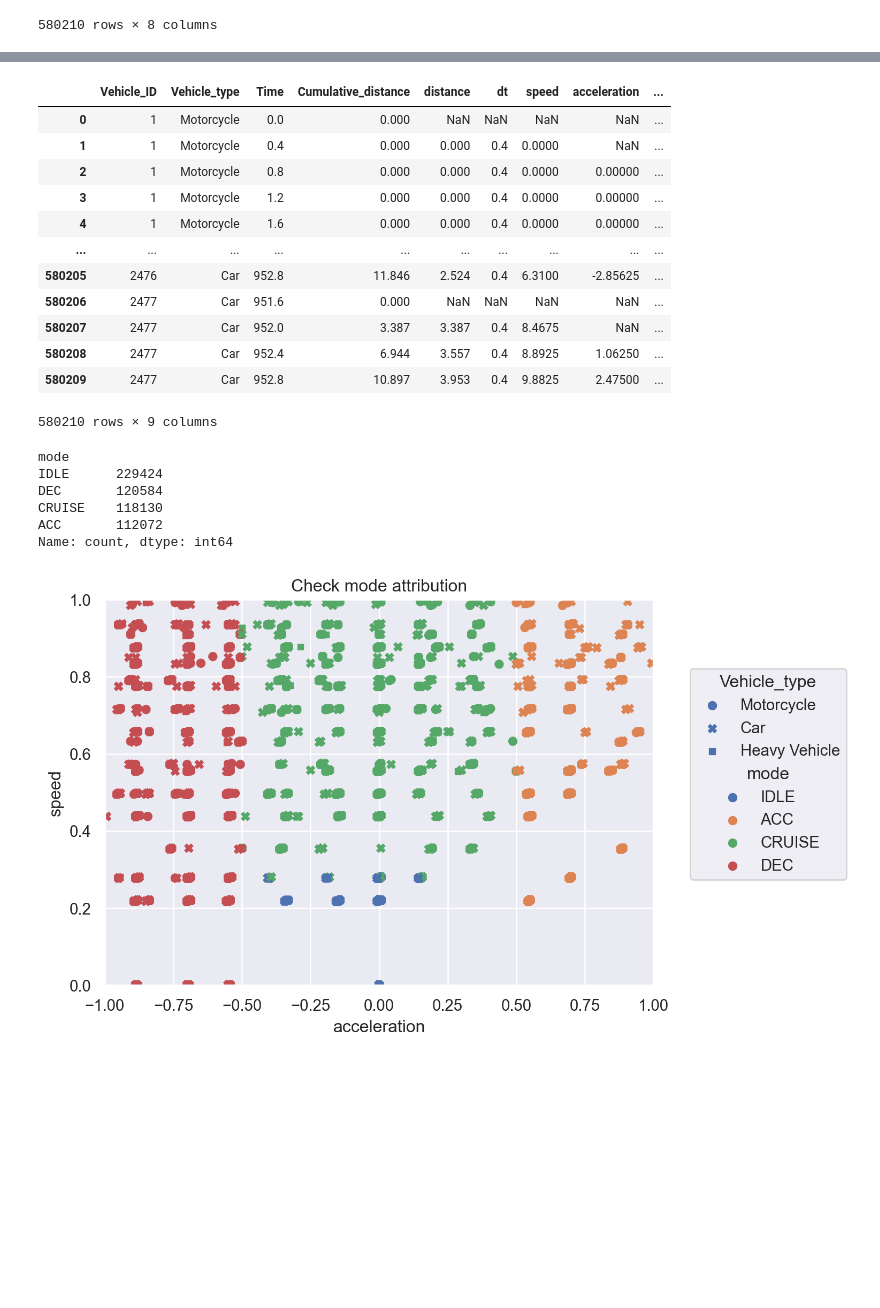
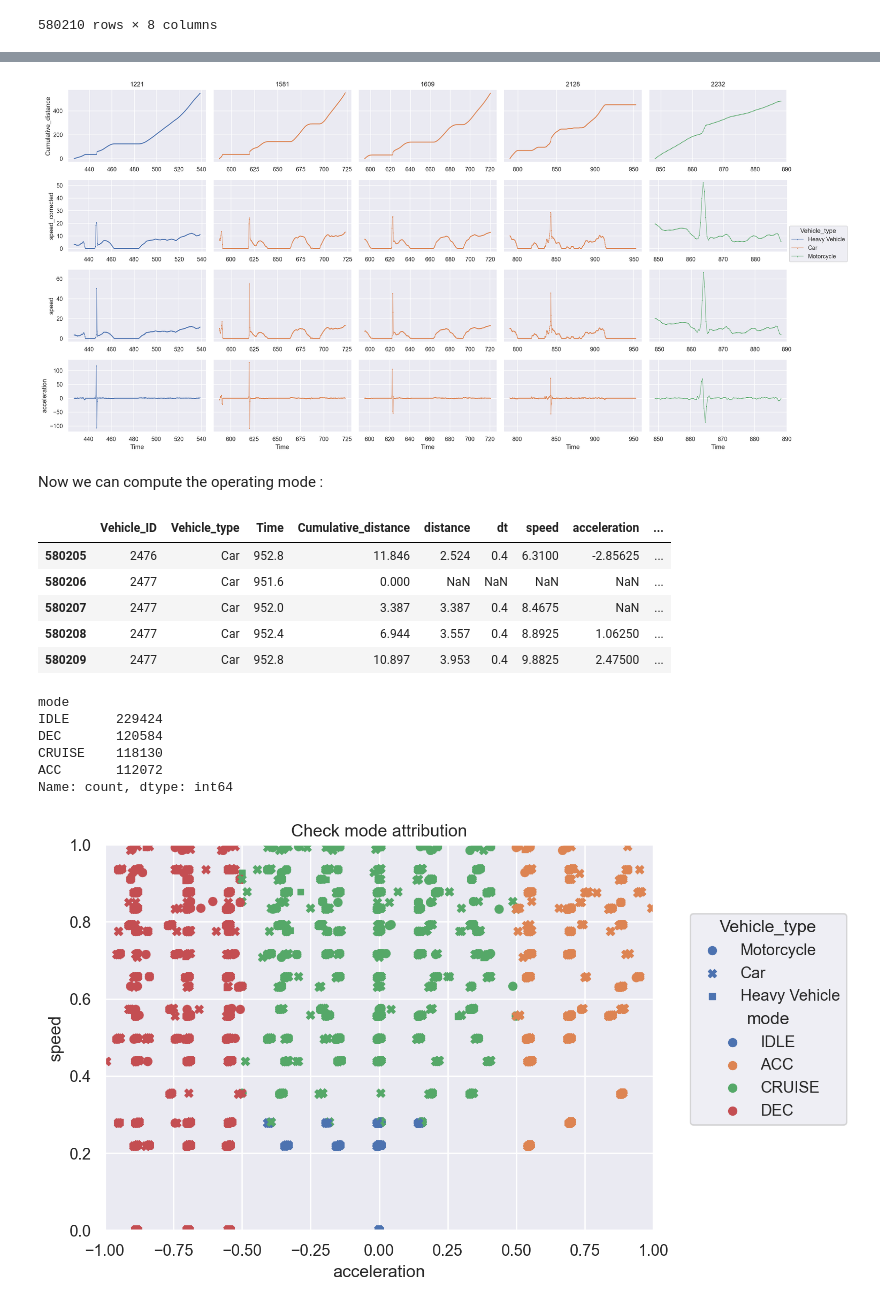
Before and after one commit to s221568/Trafic, a Jupyter notebook: Lab 2/JA.ipynb, the cells around one changed output, grey strips where cells are left out. Drawn from its saved outputs; the diff is of its cells as text; code cells hidden in the pictures; blank space fills up the shorter version.

```diff
--- a/Lab 2/JA.ipynb
+++ b/Lab 2/JA.ipynb
@@ -61,0 +99,3 @@ df
+# %%
+rolling = df.groupby("Vehicle_ID").rolling(window=3, center=True)
+df["speed_corrected"] = (rolling.distance.sum() / rolling.dt.sum()).droplevel(0)
@@ -62,30 +138,40 @@ df
+# %%
+drivers = np.random.choice(df.loc[df.speed>150/3.6].Vehicle_ID.unique(), 5)
+(
+    so.Plot(data=df.loc[df.Vehicle_ID.isin(drivers)], x="Time", color="Vehicle_type")
+    .pair(y=["Cumulative_distance","speed_corrected","speed", "acceleration"])
+    .facet(col="Vehicle_ID")
+    .add(so.Dots(pointsize=1))
+    .add(so.Line(alpha=0.5))
+    .share(x=False)
+    .scale(color=so.Nominal())
+    .layout(size=(20,10))
+    .plot()
+)
+# %% [output]
+[figure, added]
+# %% [markdown]
+Now we can compute the operating mode :
 # %%
 # Compute opertating mode
 df["mode"] = "IDLE"
 df.loc[df.acceleration > 0.5, "mode"] = "ACC"
 df.loc[df.acceleration < -0.5, "mode"] = "DEC"
 df.loc[(df.speed > 0.28) * (abs(df.acceleration)<=0.5), "mode"] = "CRUISE"
 
-display(df)
+display(df.tail(5))
 df["mode"].value_counts()
 # %% [output]
 |  | Vehicle_ID | Vehicle_type | Time | Cumulative_distance | distance | dt | speed | acceleration | ... |
-| 0 | 1 | Motorcycle | 0.0 | 0.000 | NaN | NaN | NaN | NaN | ... |
-| 1 | 1 | Motorcycle | 0.4 | 0.000 | 0.000 | 0.4 | 0.0000 | NaN | ... |
-| 2 | 1 | Motorcycle | 0.8 | 0.000 | 0.000 | 0.4 | 0.0000 | 0.00000 | ... |
-| 3 | 1 | Motorcycle | 1.2 | 0.000 | 0.000 | 0.4 | 0.0000 | 0.00000 | ... |
-| 4 | 1 | Motorcycle | 1.6 | 0.000 | 0.000 | 0.4 | 0.0000 | 0.00000 | ... |
-| ... | ... | ... | ... | ... | ... | ... | ... | ... | ... |
 | 580205 | 2476 | Car | 952.8 | 11.846 | 2.524 | 0.4 | 6.3100 | -2.85625 | ... |
 | 580206 | 2477 | Car | 951.6 | 0.000 | NaN | NaN | NaN | NaN | ... |
 | 580207 | 2477 | Car | 952.0 | 3.387 | 3.387 | 0.4 | 8.4675 | NaN | ... |
 | 580208 | 2477 | Car | 952.4 | 6.944 | 3.557 | 0.4 | 8.8925 | 1.06250 | ... |
 | 580209 | 2477 | Car | 952.8 | 10.897 | 3.953 | 0.4 | 9.8825 | 2.47500 | ... |
-580210 rows × 9 columns
+mode
+IDLE      229424
+DEC       120584
+CRUISE    118130
+ACC       112072
+Name: count, dtype: int64
-mode
-IDLE      229424
-DEC       120584
-CRUISE    118130
-ACC       112072
-Name: count, dtype: int64
 # %%
```
Also changed, not shown: parts of 19 cells of this notebook, 2 other files.
